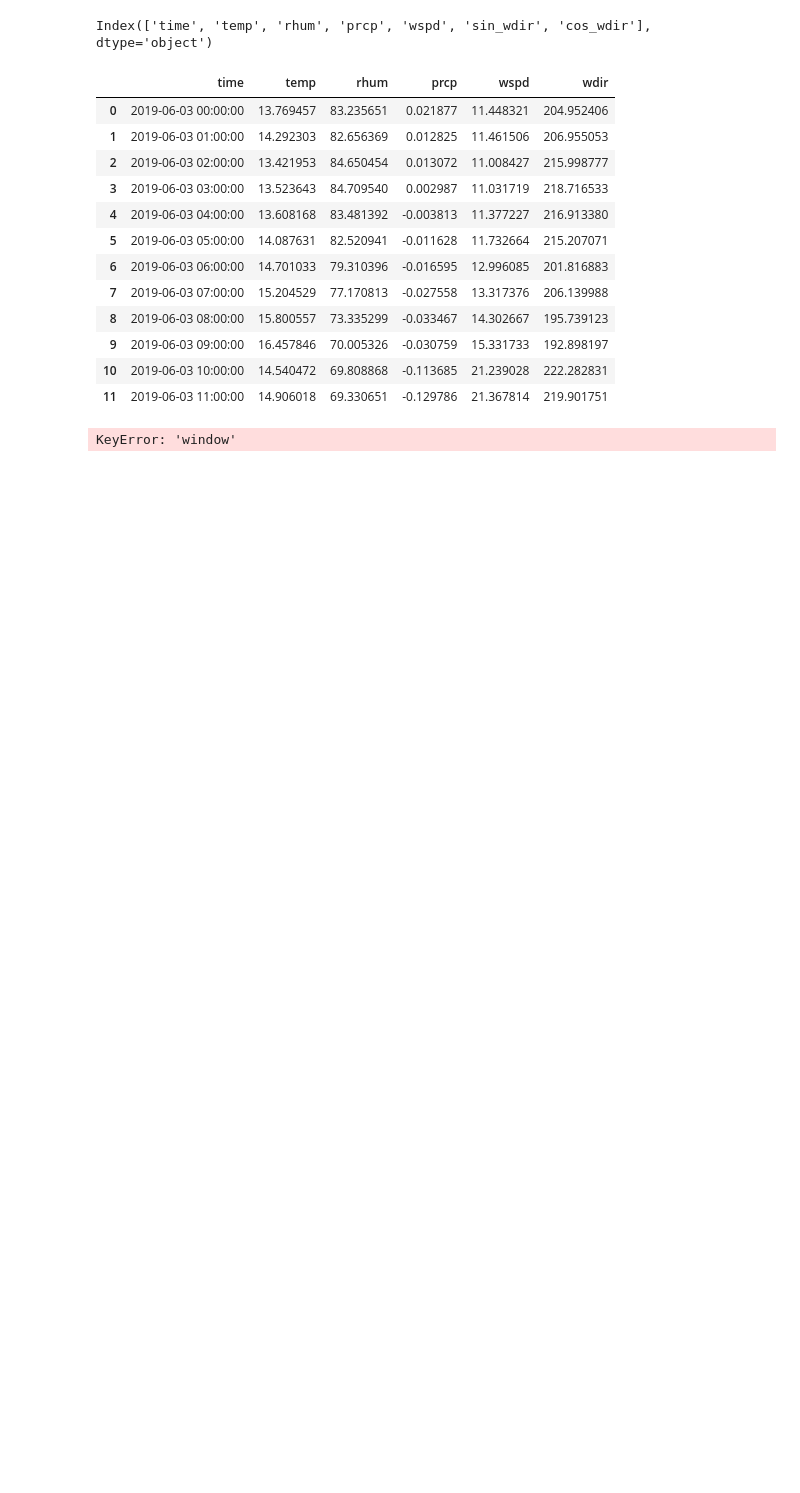
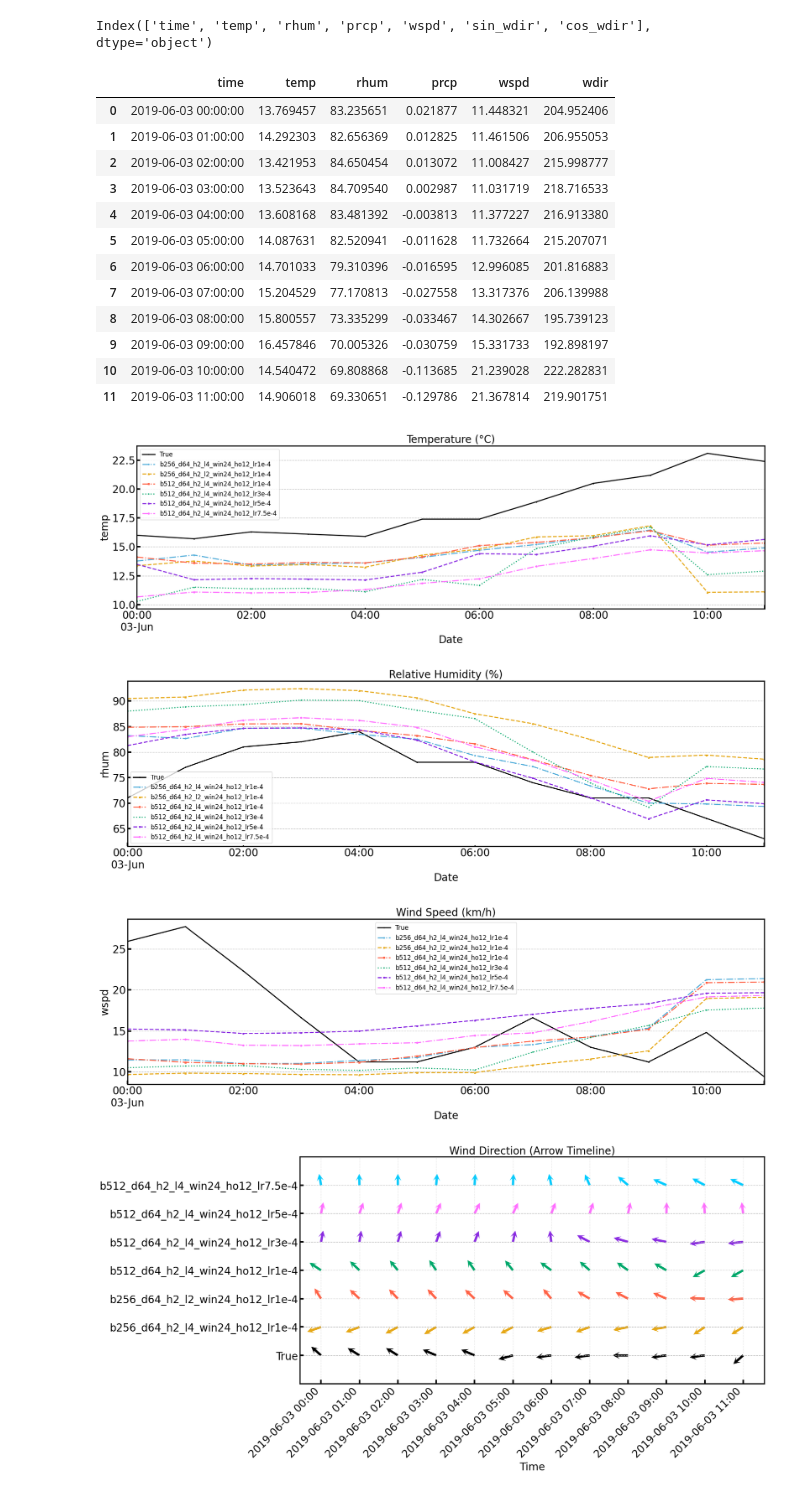
Before and after one commit to KUcyans/MeteoFormer, a Jupyter notebook: PredictionPerformance.ipynb, the cells around one changed output. Drawn from its saved outputs; the diff is of its cells as text; code cells hidden in the pictures; blank space fills up the shorter version.

Commit message:
prediction comparison plotting added for different models

```diff
--- a/PredictionPerformance.ipynb
+++ b/PredictionPerformance.ipynb
@@ -71,13 +70,16 @@ df_true[['temp', 'rhum', 'prcp', 'wdir', 'wspd']]
 # %%
-base = "/Users/yhjo/Desktop/[2025] Be Resilient/Resilience/logs/"
+base = "/Users/yhjo/Desktop/[2025] Be Resilient/Resilience/"
 prediction_files = {
-    "b256_d64_h2_l4_win24_ho12_lr1e-4" : base+"20251110/141108/predictions/20251113_130918_epochepoch-19-valloss-0.1025.csv",
-    "b256_d64_h2_l2_win24_ho12_lr1e-4" : base+"20251110/153321/predictions/20251113_131644_epochepoch-19-val_lossval_loss-0.1044.csv",
-    "b512_d64_h2_l4_win24_ho12_lr1e-4" : base+"20251110/164812/predictions/20251113_132309_epochepoch-19-val_lossval_loss-0.1186.csv",
-    "b512_d64_h2_l4_win24_ho12_lr3e-4" : base+"20251110/175859/predictions/20251113_132508_epochepoch-19-val_lossval_loss-0.0981.csv",
+    "b256_d64_h2_l4_win24_ho12_lr1e-4" : base+"logs/20251110/141108/predictions/20251113_130918_epochepoch-19-valloss-0.1025.csv",
+    "b256_d64_h2_l2_win24_ho12_lr1e-4" : base+"logs/20251110/153321/predictions/20251113_131644_epochepoch-19-val_lossval_loss-0.1044.csv",
+    "b512_d64_h2_l4_win24_ho12_lr1e-4" : base+"logs/20251110/164812/predictions/20251113_132309_epochepoch-19-val_lossval_loss-0.1186.csv",
+    "b512_d64_h2_l4_win24_ho12_lr3e-4" : base+"logs/20251110/175859/predictions/20251113_132508_epochepoch-19-val_lossval_loss-0.0981.csv",
+    "b512_d64_h2_l4_win24_ho12_lr5e-4" : base+"prediction/20251114/114050/20251114_124824_epoch-15-val_loss-0.0957.csv",
+    # "b512_d64_h2_l4_win24_ho12_lr5e-4_last" : base+"prediction/20251114/114050/20251114_124856_last.csv",
+    "b512_d64_h2_l4_win24_ho12_lr7.5e-4" : base+"prediction/20251114/123713/20251114_132744_epoch-10-val_loss-0.0958.csv"
 }
 # %%
-df_pred = pd.read_csv(prediction_files["b256_d64_h2_l4_win24_ho12"])
+df_pred = pd.read_csv(prediction_files["b256_d64_h2_l4_win24_ho12_lr1e-4"])
 df_pred.columns
 # %% [output]
 Index(['time', 'temp', 'rhum', 'prcp', 'wspd', 'sin_wdir', 'cos_wdir'], dtype='object')
@@ -104,10 +106,9 @@ df_pred_inv
 def plot_hourly_features(
     df_true: pd.DataFrame,
     df_pred: pd.DataFrame,
-    features: list[str] = ['temp', 'rhum', 'prcp', 'wspd']
+    features: list[str] = ['temp', 'rhum', 'wspd', 'wdir'],
+    titles: list[str] = None
 ) -> None:
-    df_true = df_true[:24]
-    df_pred = df_pred[df_pred['window'] == 0]
     # --- normalise time index for df_true ---
     if 'time' in df_true.columns:
         df_true['time'] = pd.to_datetime(df_true['time'])
@@ -123,14 +124,16 @@ def plot_hourly_features(
         df_pred.index = df_pred.index.to_timestamp()
 
     n_features = len(features)
-    fig, axes = plt.subplots(n_features, 1, figsize=(17, 3*n_features), sharex=True)
+    fig, axes = plt.subplots(n_features, 1, figsize=(19, 5*n_features), sharex=True)
     if n_features == 1:
         axes = [axes]
 
-    for ax, feature in zip(axes, features):
+    for i, ax, feature in zip(range(n_features), axes, features):
         df_true[feature].plot(ax=ax, label="True")
-        df_pred[feature].plot(ax=ax, label="Predicted")
-        ax.set_title(feature)
+        df_pred[feature].plot(ax=ax, label="Predicted", color=getColour(i+1))
+        ax.set_title(
+            titles[i] if titles is not None else feature
+        )
         ax.set_ylabel(feature)
         ax.legend()
 
@@ -139,6 +142,6 @@ def plot_hourly_features(
     plt.show()
 
 
-plot_hourly_features(df_true, df_pred_inv, features=['temp', 'rhum', 'prcp', 'wspd'])
+# plot_hourly_features(df_true, df_pred_inv,
+#                      features=['temp', 'rhum', 'wspd', 'wdir'],
+#                      titles=['Temperature (°C)', 'Relative Humidity (%)', 'Wind Speed (km/h)', 'Wind Direction (°)'])
-# %% [output]
-KeyError: 'window'
@@ -144,0 +396,11 @@ KeyError: 'window'
+# %%
+compare_models_per_feature(
+    prediction_files,
+    features=['temp', 'rhum', 'wspd', 'wdir'],
+    titles=['Temperature (°C)', 'Relative Humidity (%)', 'Wind Speed (km/h)', 'Wind Direction (°)']
+)
+# %% [output]
+[figure, added]
+[figure, added]
+[figure, added]
+[figure, added]
```
Also changed, not shown: parts of 7 cells of this notebook, 2 other files.
